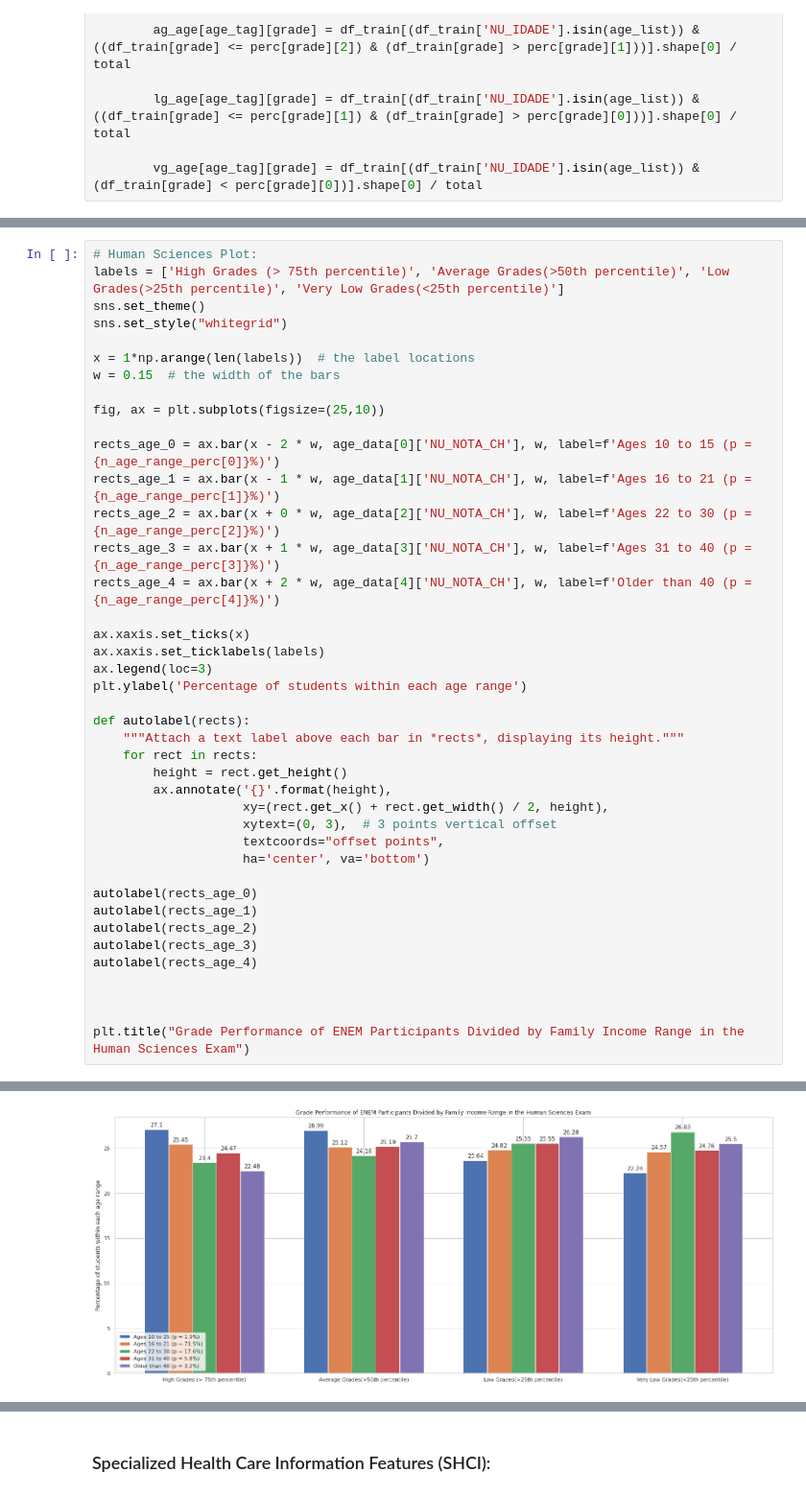
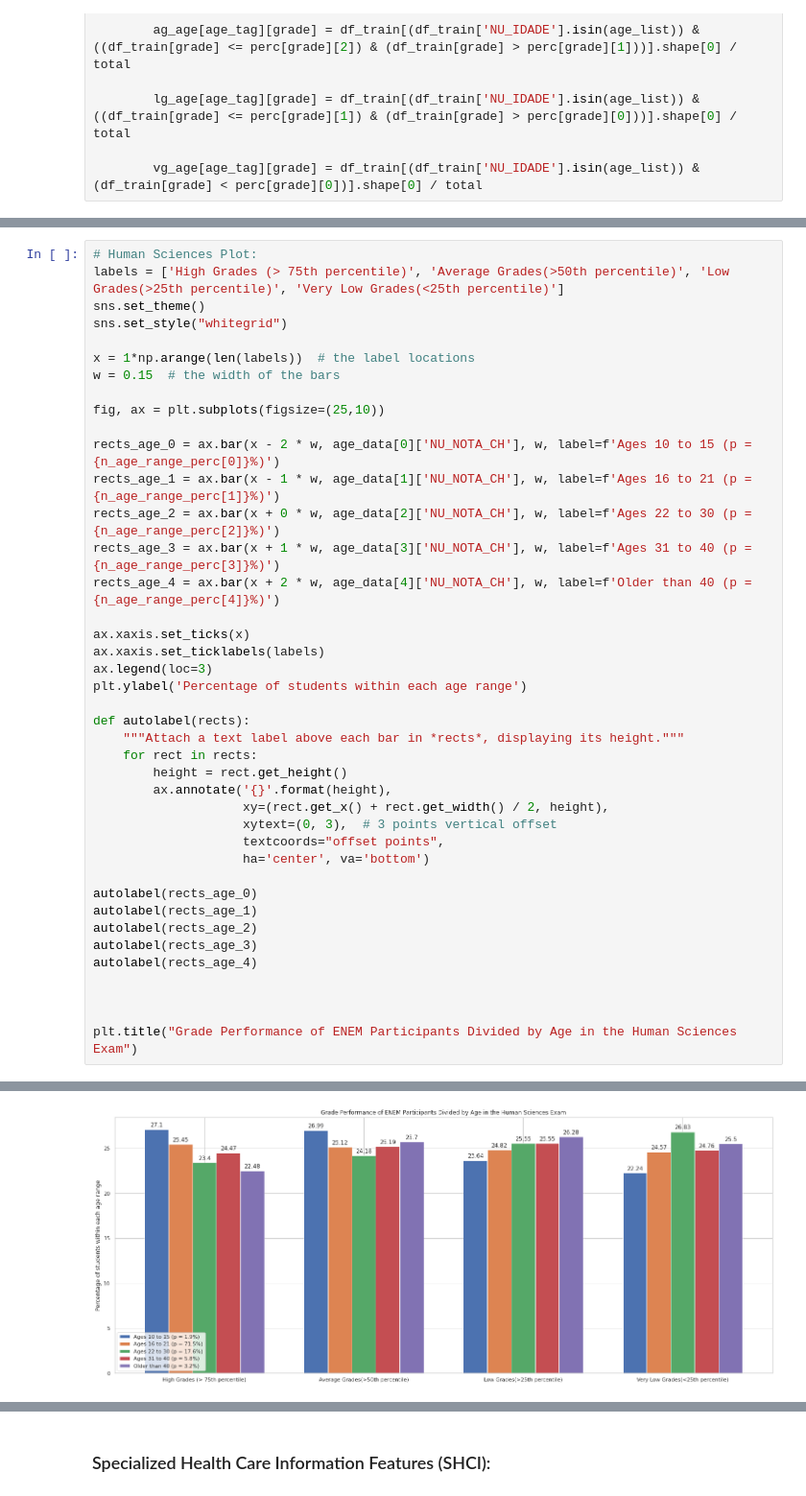
Before and after one commit to higorpr/ENEM_Exploration_Analysis, a Jupyter notebook: ENEM_Exploratory_Analysis.ipynb, the cells around one changed output, grey strips where cells are left out. Shown at 96% size. Cells and saved outputs as stored; diff of their text form.

```diff
--- a/ENEM_Exploratory_Analysis.ipynb
+++ b/ENEM_Exploratory_Analysis.ipynb
@@ -2576,5 +2576,5 @@ autolabel(rects_age_4)
 
 
 
-plt.title("Grade Performance of ENEM Participants Divided by Family Income Range in the Human Sciences Exam")
+plt.title("Grade Performance of ENEM Participants Divided by Age in the Human Sciences Exam")
 # %% [output]
@@ -2582,4 +2582,4 @@ Text(0.5, 1.0, 'Grade Performance of ENEM Participants Divided by Family Income
-[figure, old version]
+[figure, new version]
 # %%
 # Nature Sciences Plot:
 labels = ['High Grades (> 75th percentile)', 'Average Grades(>50th percentile)', 'Low Grades(>25th percentile)', 'Very Low Grades(<25th percentile)']
```
Also changed, not shown: parts of 16 cells of this notebook.
